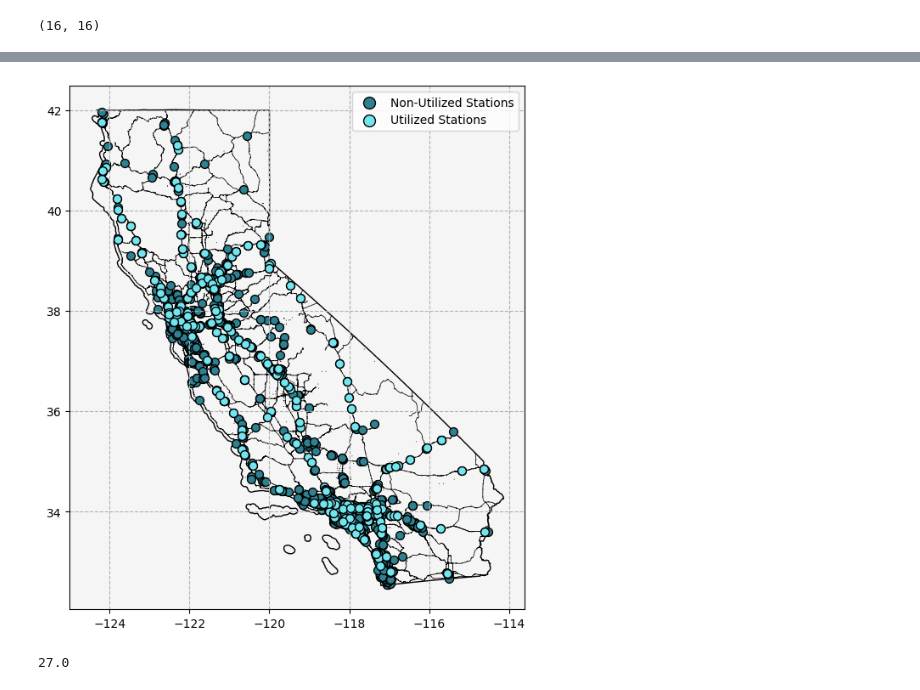
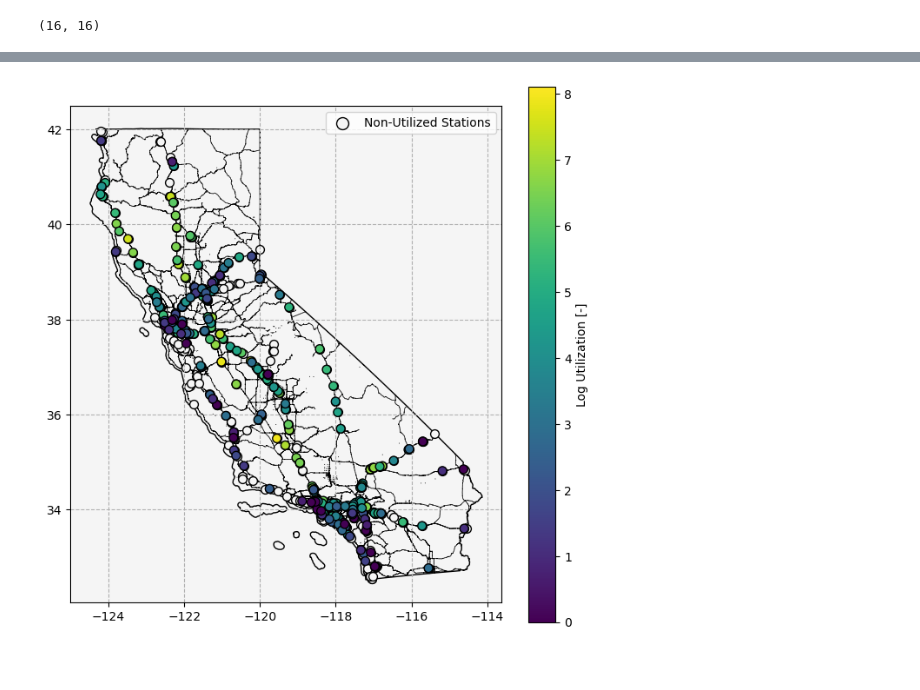
Before and after one commit to airabino/charger_network_analysis, a Jupyter notebook: Random_Experiment_Analysis.ipynb, the cells around one changed output, grey strips where cells are left out. Cells and saved outputs as stored; diff of their text form; code cells hidden in the pictures.

Commit message:
Aaron 5/29/2024 1: Worked on paper

```diff
--- a/Random_Experiment_Analysis.ipynb
+++ b/Random_Experiment_Analysis.ipynb
@@ -393,18 +364,18 @@ _ = ax.legend(loc = 2)
 # df_sel = df[(df['graph_index'] == 0)]
 df_sel = df
 
-formula = (
-    'rta ~ ' +
-    'C(graph_index) * ' +
-    'capacity * ' +
-    'charge_rate * ' +
-    'reliability * ' +
-    'arrival_ratio * ' +
-    'risk_attitude'
-)
+# formula = (
+#     'rta ~ ' +
+#     'C(graph_index) * ' +
+#     'capacity * ' +
+#     'charge_rate * ' +
+#     'reliability * ' +
+#     'arrival_ratio * ' +
+#     'risk_attitude'
+# )
 
 formula = (
-    'rta ~ ' +
+    'impedance_w ~ ' +
     'C(graph_index) + ' +
     'capacity + ' +
     'charge_rate + ' +
@@ -772,6 +681,10 @@ utilized = [k for k, v in stations_used.items() if 'station' in k]
 
 sng_utilized = src.graph.subgraph(graph, utilized)
 # %%
+for source, node in sng_utilized._node.items():
+
+    node['n_utilized'] = np.log(stations_used[source])
+
 fig, ax = plt.subplots(figsize = (8, 8))
 
 outline[outline['STATEFP'] == '06'].plot(ax = ax, fc = 'none', ec = 'k')
@@ -799,25 +712,6 @@ kw = {
     },
 }
 
-# src.figures.plot_graph(cities, ax = ax, **kw)
-
-# x = [n['x'] for n in cities._node.values()]
-# y = [n['y'] for n in cities._node.values()]
-# n = [f'{n}' for n in range(cities.number_of_nodes())]
-
-# kw = {
-#     'zorder': 5,
-#     'horizontalalignment': 'center',
-#     'verticalalignment': 'center',
-#     'fontstyle': 'italic',
-#     'fontsize': 'large',
-#     'fontfamily': 'monospace',
-# }
-
-# for idx in range(len(n)):
-
-#     ax.text(x[idx], y[idx], n[idx], **kw)
-
 kw = {
     'facecolor': 'whitesmoke',
 }
@@ -835,43 +729,44 @@ kw = {
     'scatter': {
         's': 50,
         'ec': 'k',
-        'fc': '#2e8190',
+        'fc': 'whitesmoke',
         'zorder': 1,
         'label': 'Non-Utilized Stations',
     },
 }
 
-src.figures.plot_graph(graph_empty, ax = ax, **kw)
-# src.figures.plot_graph(graph, ax = ax, **kw)
+# src.figures.plot_graph(graph_empty, ax = ax, **kw)
+src.figures.plot_graph(graph, ax = ax, **kw)
 
 kw = {
     'show_links': False,
+    'node_field': 'n_utilized',
     'scatter': {
         's': 50,
         'ec': 'k',
-        'fc': '#72e5ef',
+        # 'fc': '#72e5ef',
         'zorder': 2,
-        'label': 'Utilized Stations',
+        # 'label': 'Utilized Stations',
+    },
+    'colorbar': {
+        'label': 'Log Utilization [-]',
+        # 'ticks': list(range(1, 6)),
     },
 }
 
 src.figures.plot_graph(sng_utilized, ax = ax, **kw)
 
 kw = {
     'fontsize': 'medium',
 }
 
 
 legend = ax.legend(**kw)
 
 for h in legend.legendHandles:
     h._sizes = [100]
 
 
-# fig.savefig('Paper/figs/California_SNG_P.png', bbox_inches = 'tight', dpi = 300)
+fig.savefig('Paper/figs/California_SNG_Utilization.png', bbox_inches = 'tight', dpi = 300)
 # %% [output]
-[figure, old version]
+[figure, new version]
-# %%
-36 / 80 * 60
-# %% [output]
-27.0
```
Also changed, not shown: parts of 20 cells of this notebook, 29 other files.
